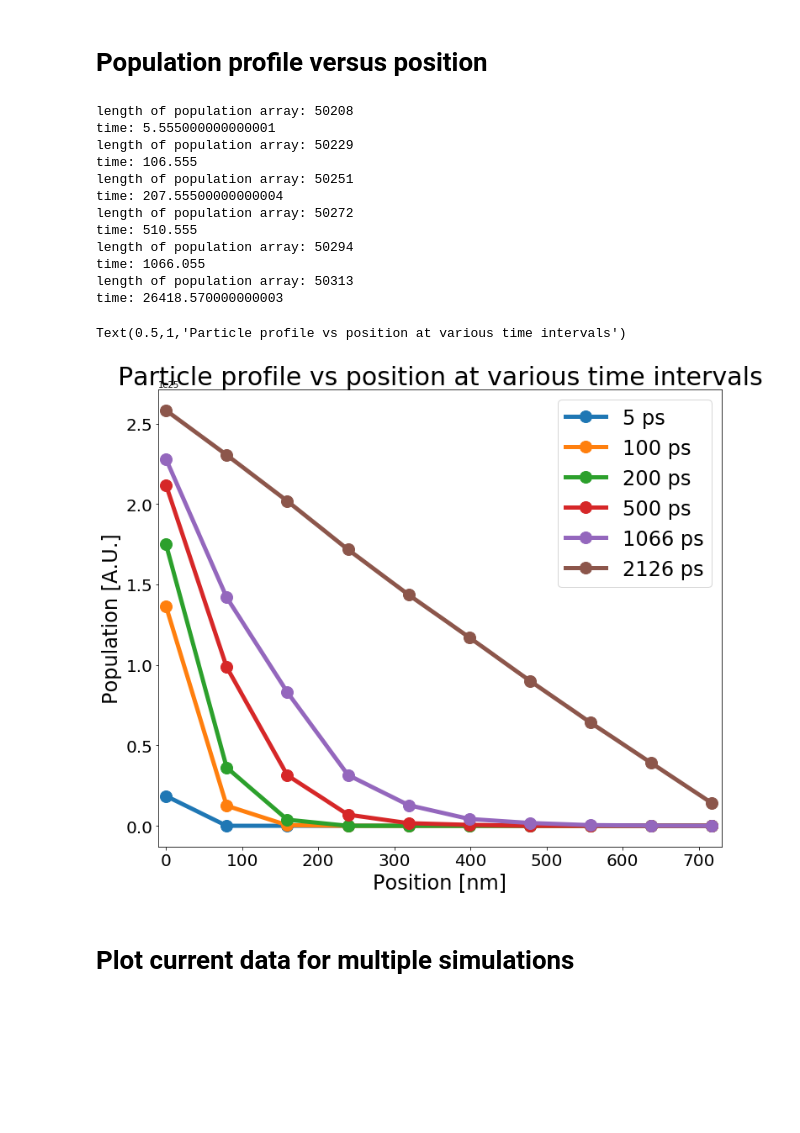
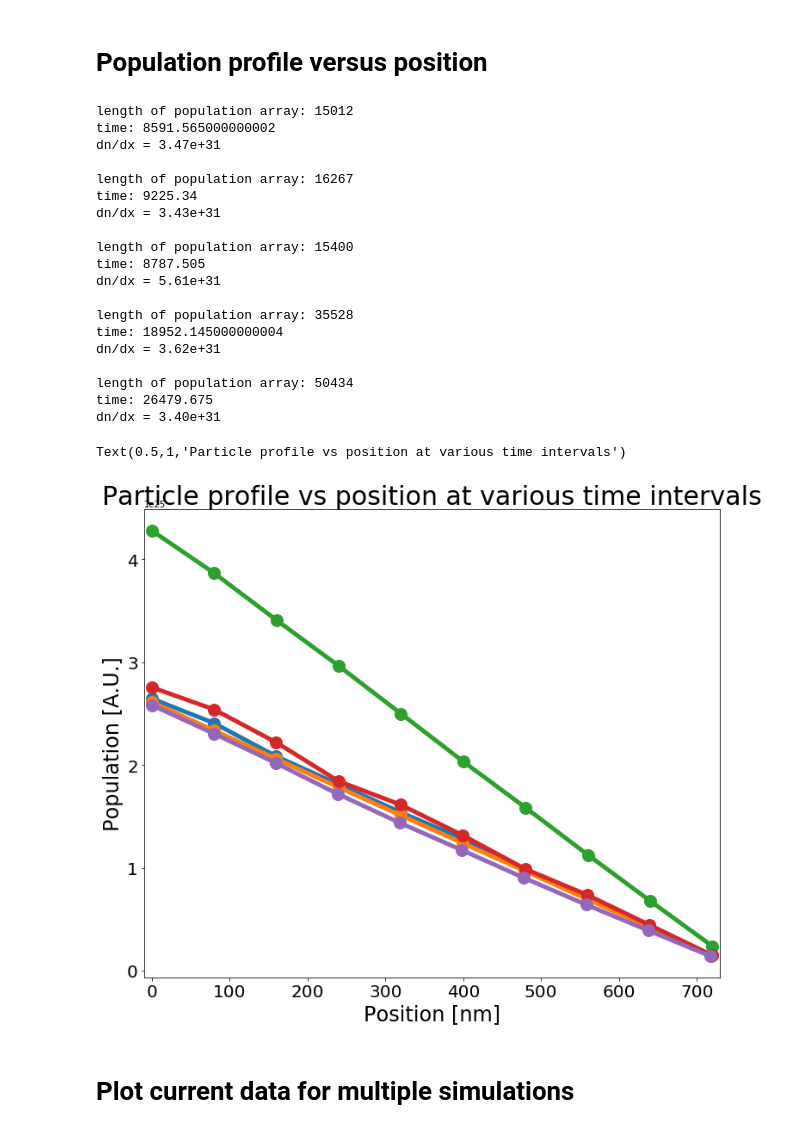
Before and after one commit to amirhosseindavoody/cnt_film_monte_carlo, a Jupyter notebook: visualization/monte_carlo_results.ipynb, the cells around one changed output. Cells and saved outputs as stored; diff of their text form; code cells hidden in the pictures; blank space fills up the shorter version.

```diff
--- a/visualization/monte_carlo_results.ipynb
+++ b/visualization/monte_carlo_results.ipynb
@@ -70,13 +66,16 @@ steady state drain current: 5.77e+26
 # %%
 current = np.array([1.30e+28, 4.54e+27, 3.49e+27, 1.02e+27, 5.84e+26])
+population_gradient = np.array([3.47e+31, 3.43e+31, 5.61e+31, 3.62e+31, 3.40e+31])
 spacing = np.array([1.4, 2, 2.5, 3, 4])
 
 fig = plt.figure(figsize=(12,10))
 ax = fig.add_subplot(1,1,1)
-ax.plot(spacing, current, linewidth=4, marker='o', markersize='14')
+# ax.plot(spacing, current, linewidth=4, marker='o', markersize='14')
+ax.plot(spacing, np.divide(current,population_gradient)*1.e4, linewidth=4, marker='o', markersize='14')
 # ax.set_title("Steady state current",fontsize=30)
 ax.set_xlabel("Center to center spacing [nm]",fontsize=24)
-ax.set_ylabel("Steady state current [A.U.]",fontsize=24)
+ax.set_ylabel("Diffusion coeffitient [cm$^2$/s]",fontsize=24)
+# ax.set_ylabel("Steady state current [A.U.]",fontsize=24)
 ax.tick_params(labelsize=20)
 ax.set_xlim([1.35,4.05])
 # %% [output]
@@ -123,53 +122,71 @@ length of population array: 50060
 # %%
 def plot_population_vs_position(directory, start=0, end=None, color=None, ax=None):
     if (ax is None):
         fig = plt.figure(figsize=(12,10))
         ax = fig.add_subplot(1,1,1)
     filename = os.path.join(directory, "population_profile.dat")
     population = np.loadtxt(filename)
     distance = population[0,1:]
     time = population[1:,0]
     population = population[1:,1:]
     print("length of population array: {}".format(population.shape[0]))
 
     if (end is None):
         end = population.shape[0]
 
     assert (population.shape[0] > start), "start interval must be smaller than the number of time steps: {}".format(population.shape[0])
     avg_population = np.mean(population[start:end,:],0)
 
     ax.plot(distance*1.e9, avg_population, linewidth=5, marker='o', markersize=14, color=color)
     ax.set_title("Particle profile vs position",fontsize=30)
     ax.set_xlabel("Position [nm]",fontsize=24)
     ax.set_ylabel("Population [A.U.]",fontsize=24)
     ax.tick_params(labelsize=20)
     print("time: {}".format(np.mean(time[start:end])*1.e12))
+    density_gradient = abs((avg_population[0]-avg_population[-1])/(distance[0]-distance[-1]))
+    print("dn/dx = {:0.2e}\n".format(density_gradient))
     ax.set_xlim([-10,730])
     return ax
 
-ax = plot_population_vs_position(directory, start=0,end=10)
-ax = plot_population_vs_position(directory, start=100,end=110,ax=ax)
-ax = plot_population_vs_position(directory, start=200,end=210,ax=ax)
-ax = plot_population_vs_position(directory, start=500,end=510,ax=ax)
-ax = plot_population_vs_position(directory, start=1000,end=1110,ax=ax)
-ax = plot_population_vs_position(directory, start=2000,end=None,ax=ax)
-ax.legend(["5 ps","100 ps", "200 ps", "500 ps", "1066 ps", "2126 ps"], fontsize=24)
+
+# ax = plot_current("/Users/amirhossein/research/exciton_monte_carlo_1.5nm")
+# plot_current("/Users/amirhossein/research/exciton_monte_carlo_2nm", ax=ax)
+# plot_current("/Users/amirhossein/research/exciton_monte_carlo_2.5nm", ax=ax)
+# plot_current("/Users/amirhossein/research/exciton_monte_carlo_3nm", ax=ax)
+# plot_current("/Users/amirhossein/research/exciton_monte_carlo_4nm", ax=ax)
+
+# ax.legend(["spacing=1.5 nm","spacing=2 nm","spacing=2.5 nm", "spacing=3 nm", "spacing=4 nm"],fontsize=24)
+
+ax = plot_population_vs_position("/Users/amirhossein/research/exciton_monte_carlo_1.5nm", start=2000,end=None)
+ax = plot_population_vs_position("/Users/amirhossein/research/exciton_monte_carlo_2nm", start=2000,end=None,ax=ax)
+ax = plot_population_vs_position("/Users/amirhossein/research/exciton_monte_carlo_2.5nm", start=2000,end=None,ax=ax)
+ax = plot_population_vs_position("/Users/amirhossein/research/exciton_monte_carlo_3nm", start=2000,end=None,ax=ax)
+ax = plot_population_vs_position("/Users/amirhossein/research/exciton_monte_carlo_4nm", start=2000,end=None,ax=ax)
 ax.set_title("Particle profile vs position at various time intervals",fontsize=30)
+
+3.47e+31, 3.43e+31, 5.61e+31, 3.62e+31, 3.40e+31
 # %% [output]
-length of population array: 50208
-time: 5.555000000000001
-length of population array: 50229
-time: 106.555
-length of population array: 50251
-time: 207.55500000000004
-length of population array: 50272
-time: 510.555
-length of population array: 50294
-time: 1066.055
-length of population array: 50313
-time: 26418.570000000003
+length of population array: 15012
+time: 8591.565000000002
+dn/dx = 3.47e+31
+
+length of population array: 16267
+time: 9225.34
+dn/dx = 3.43e+31
+
+length of population array: 15400
+time: 8787.505
+dn/dx = 5.61e+31
+
+length of population array: 35528
+time: 18952.145000000004
+dn/dx = 3.62e+31
+
+length of population array: 50434
+time: 26479.675
+dn/dx = 3.40e+31
 Text(0.5,1,'Particle profile vs position at various time intervals')
-[figure, old version]
+[figure, new version]
 # %% [markdown]
 # Plot current data for multiple simulations
 # %%
```
Also changed, not shown: parts of 2 cells of this notebook, 8 other files.
